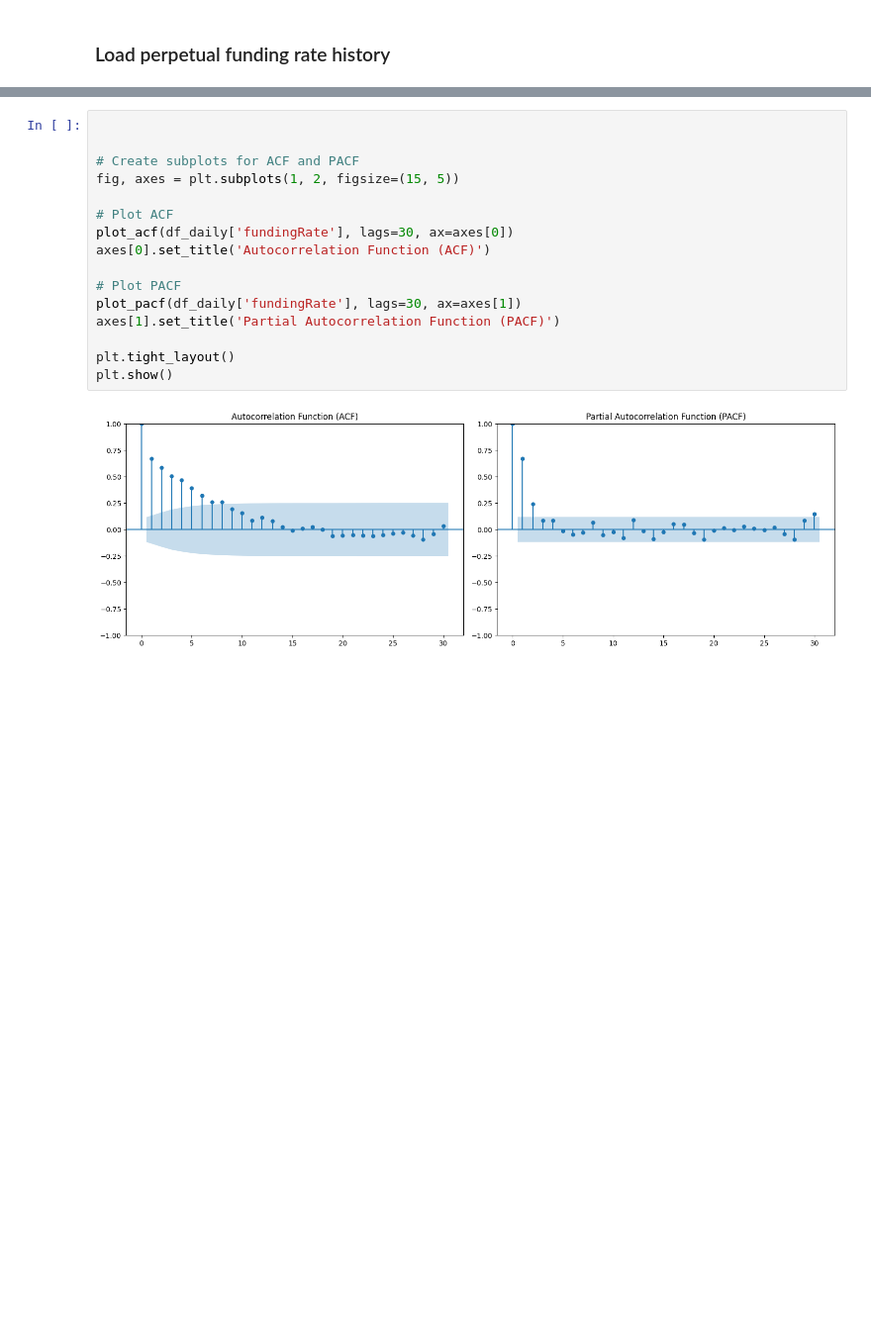
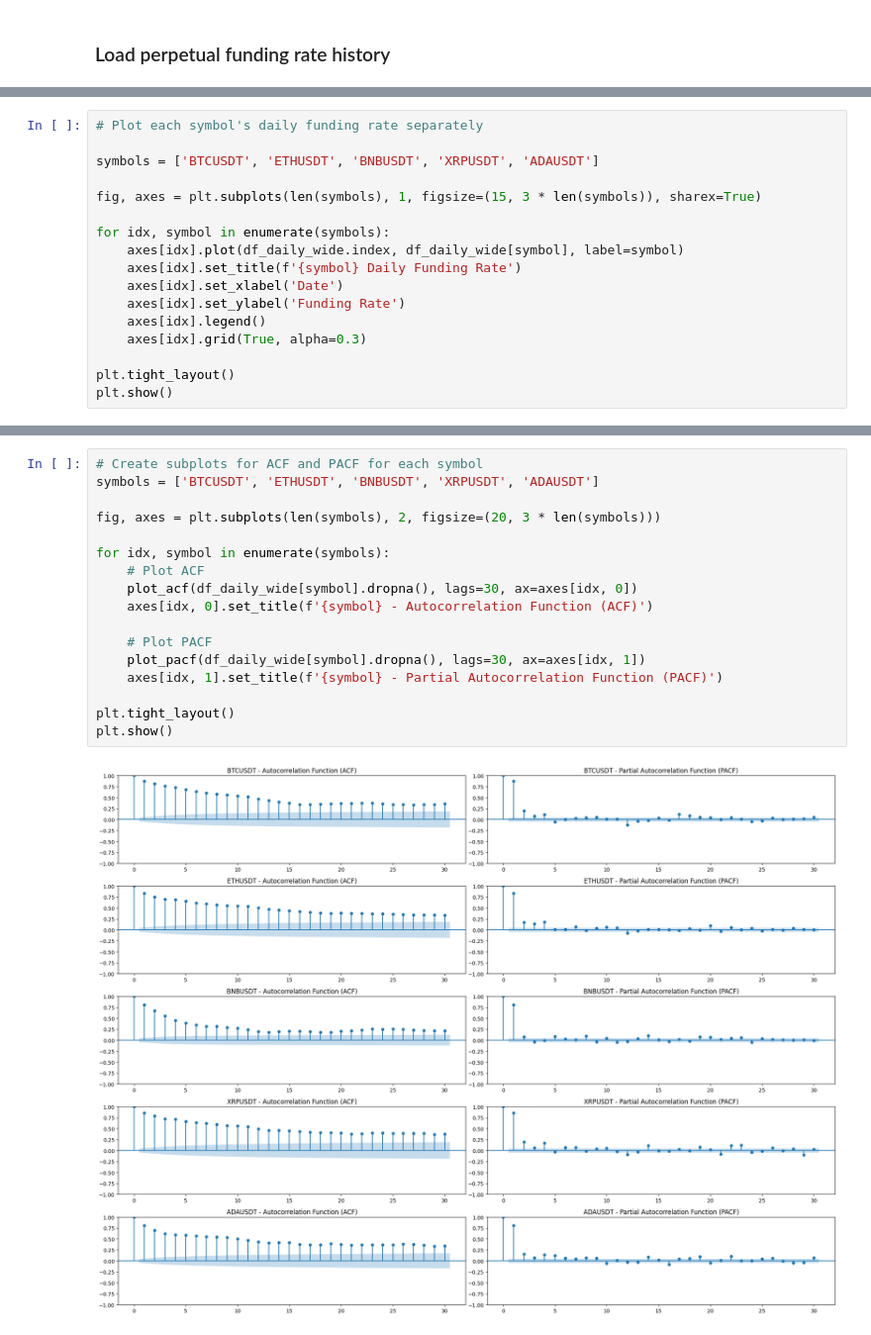
Before and after one commit to BlazOrsos/quant-journey, a Jupyter notebook: research/crypto_basis_arbitrage/crypto_basis_arbitrage.ipynb, the cells around one changed output, grey strips where cells are left out. Shown at 99% size. Saved outputs shown, nothing was run; the diff lists cells and outputs as text; blank space fills up the shorter version.

```diff
--- a/research/crypto_basis_arbitrage/crypto_basis_arbitrage.ipynb
+++ b/research/crypto_basis_arbitrage/crypto_basis_arbitrage.ipynb
@@ -40,0 +47,17 @@ df_daily = df.set_index('fundingTime').resample('D')['fundingRate'].mean().reset
+# %%
+# Plot each symbol's daily funding rate separately
+
+symbols = ['BTCUSDT', 'ETHUSDT', 'BNBUSDT', 'XRPUSDT', 'ADAUSDT']
+
+fig, axes = plt.subplots(len(symbols), 1, figsize=(15, 3 * len(symbols)), sharex=True)
+
+for idx, symbol in enumerate(symbols):
+    axes[idx].plot(df_daily_wide.index, df_daily_wide[symbol], label=symbol)
+    axes[idx].set_title(f'{symbol} Daily Funding Rate')
+    axes[idx].set_xlabel('Date')
+    axes[idx].set_ylabel('Funding Rate')
+    axes[idx].legend()
+    axes[idx].grid(True, alpha=0.3)
+
+plt.tight_layout()
+plt.show()
@@ -41,18 +68,19 @@ df_daily = df.set_index('fundingTime').resample('D')['fundingRate'].mean().reset
 # %%
+# Create subplots for ACF and PACF for each symbol
+symbols = ['BTCUSDT', 'ETHUSDT', 'BNBUSDT', 'XRPUSDT', 'ADAUSDT']
 
+fig, axes = plt.subplots(len(symbols), 2, figsize=(20, 3 * len(symbols)))
 
-# Create subplots for ACF and PACF
-fig, axes = plt.subplots(1, 2, figsize=(15, 5))
+for idx, symbol in enumerate(symbols):
+    # Plot ACF
+    plot_acf(df_daily_wide[symbol].dropna(), lags=30, ax=axes[idx, 0])
+    axes[idx, 0].set_title(f'{symbol} - Autocorrelation Function (ACF)')
 
-# Plot ACF
-plot_acf(df_daily['fundingRate'], lags=30, ax=axes[0])
-axes[0].set_title('Autocorrelation Function (ACF)')
-
-# Plot PACF
-plot_pacf(df_daily['fundingRate'], lags=30, ax=axes[1])
-axes[1].set_title('Partial Autocorrelation Function (PACF)')
+    # Plot PACF
+    plot_pacf(df_daily_wide[symbol].dropna(), lags=30, ax=axes[idx, 1])
+    axes[idx, 1].set_title(f'{symbol} - Partial Autocorrelation Function (PACF)')
 
 plt.tight_layout()
 plt.show()
 # %% [output]
-[figure, old version]
+[figure, new version]
```
Also changed, not shown: parts of 6 cells of this notebook.
